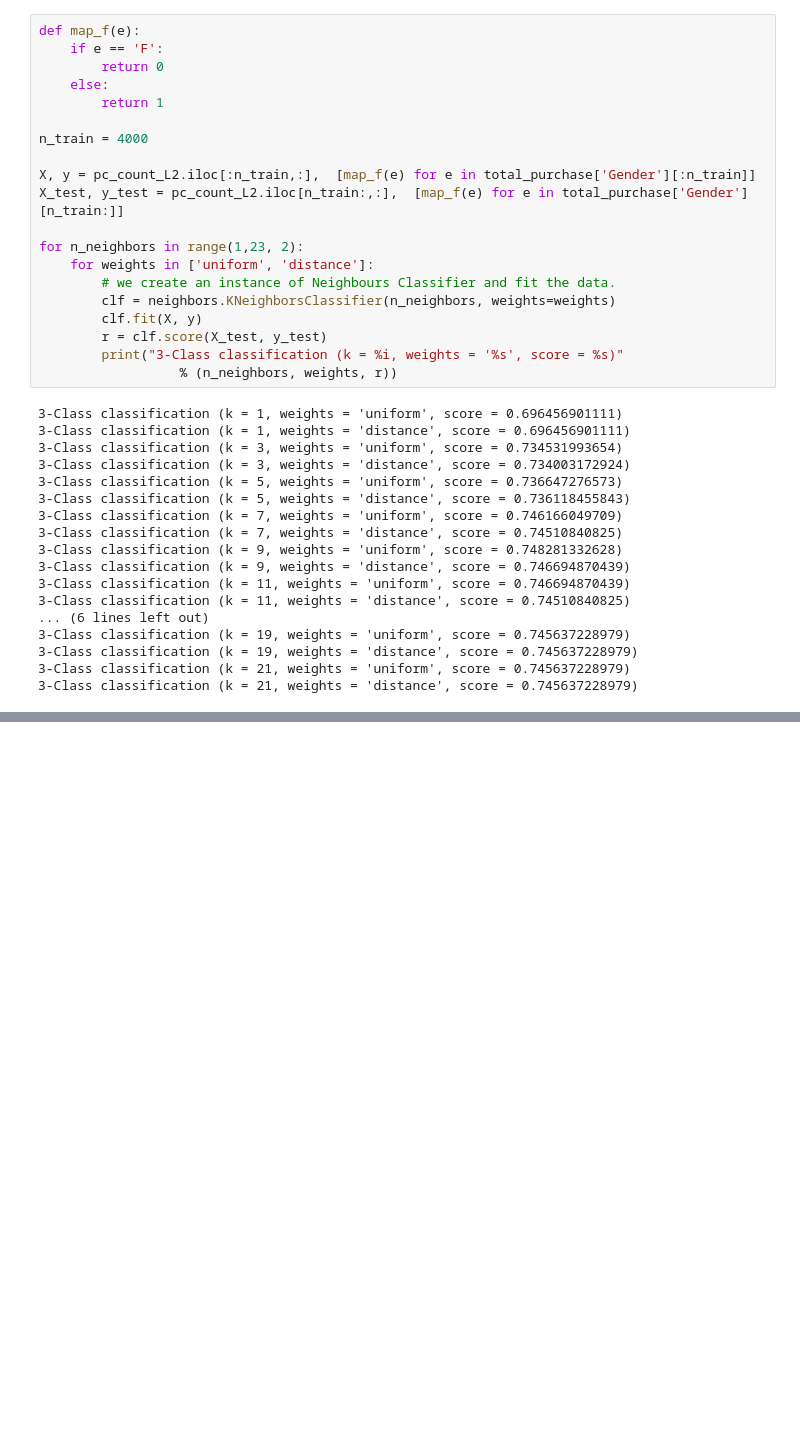
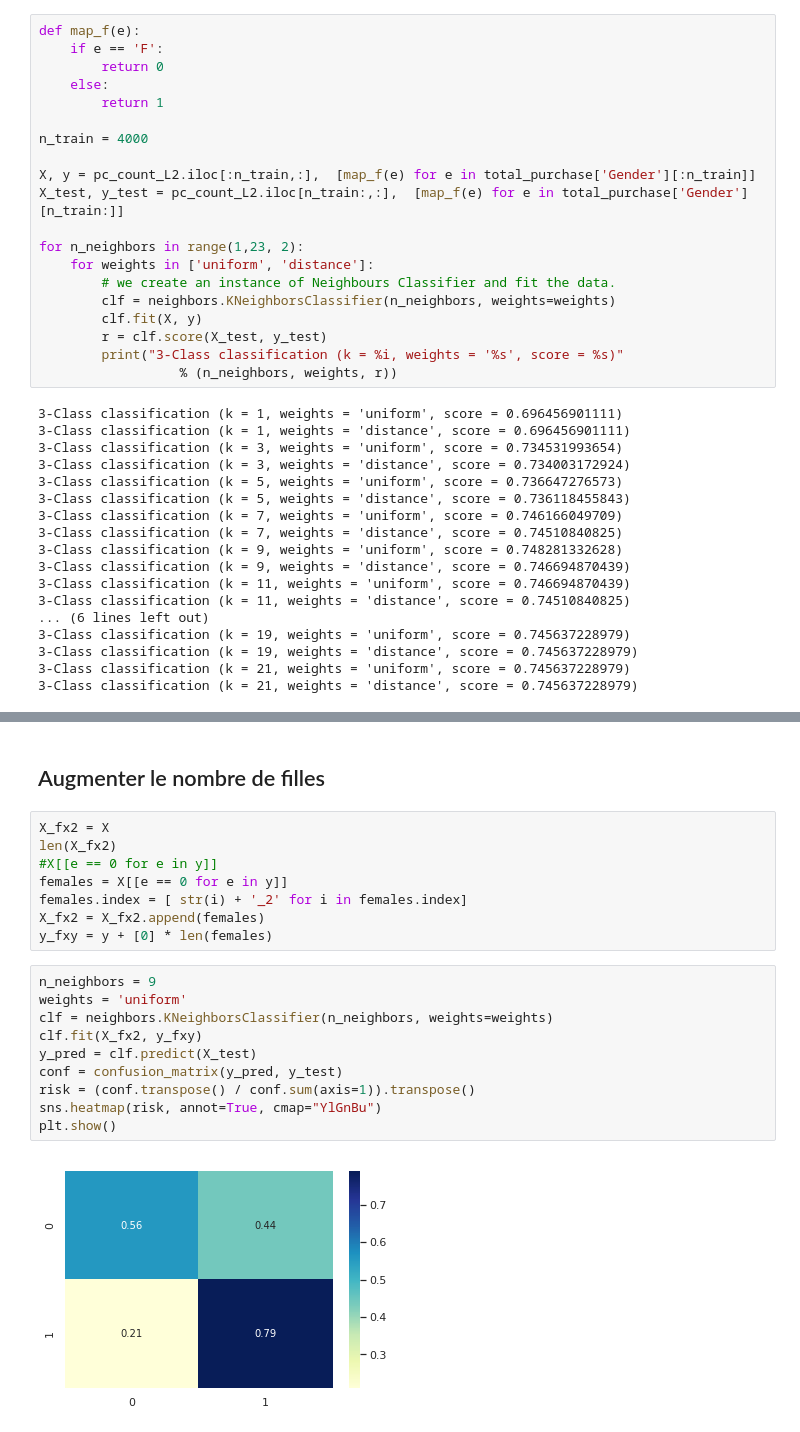
Before and after one commit to danousna/black_friday, a Jupyter notebook: sex_knn.ipynb, the cells around one changed output, grey strips where cells are left out. Cells and saved outputs as stored; diff of their text form; blank space fills up the shorter version.

```diff
--- a/sex_knn.ipynb
+++ b/sex_knn.ipynb
@@ -221,0 +265,22 @@ plt.show()
+# %% [markdown]
+## Augmenter le nombre de filles
+# %%
+X_fx2 = X
+len(X_fx2)
+#X[[e == 0 for e in y]]
+females = X[[e == 0 for e in y]]
+females.index = [ str(i) + '_2' for i in females.index]
+X_fx2 = X_fx2.append(females)
+y_fxy = y + [0] * len(females)
+# %%
+n_neighbors = 9
+weights = 'uniform'
+clf = neighbors.KNeighborsClassifier(n_neighbors, weights=weights)
+clf.fit(X_fx2, y_fxy)
+y_pred = clf.predict(X_test)
+conf = confusion_matrix(y_pred, y_test)
+risk = (conf.transpose() / conf.sum(axis=1)).transpose()
+sns.heatmap(risk, annot=True, cmap="YlGnBu")
+plt.show()
+# %% [output]
+[figure, added]
```
Also changed, not shown: parts of 21 cells of this notebook, 2 other files.
